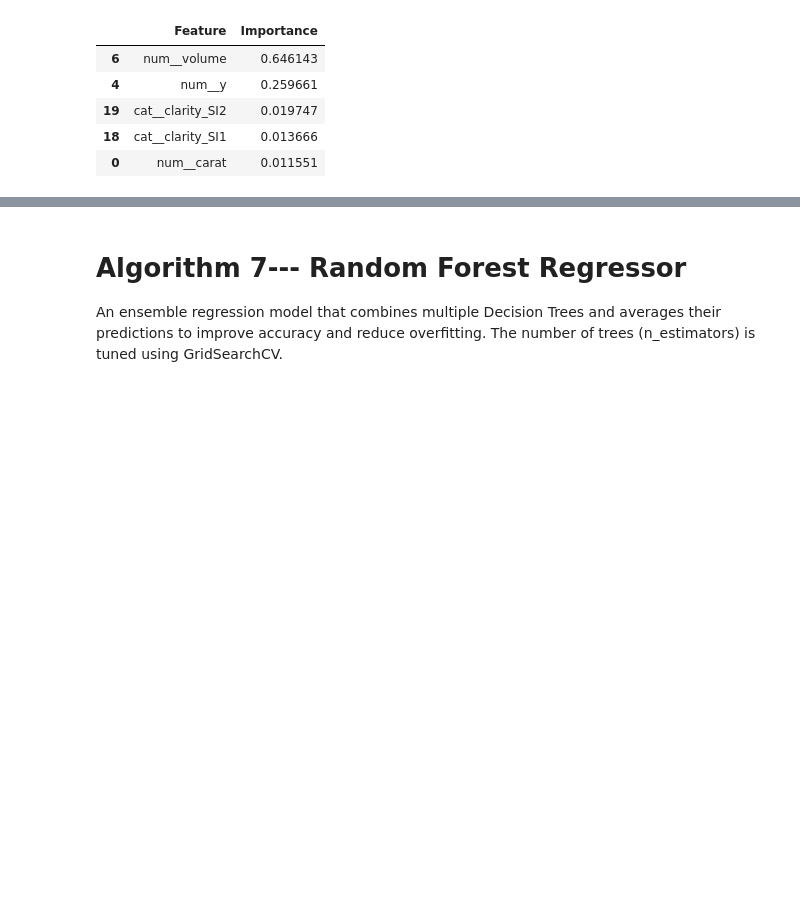
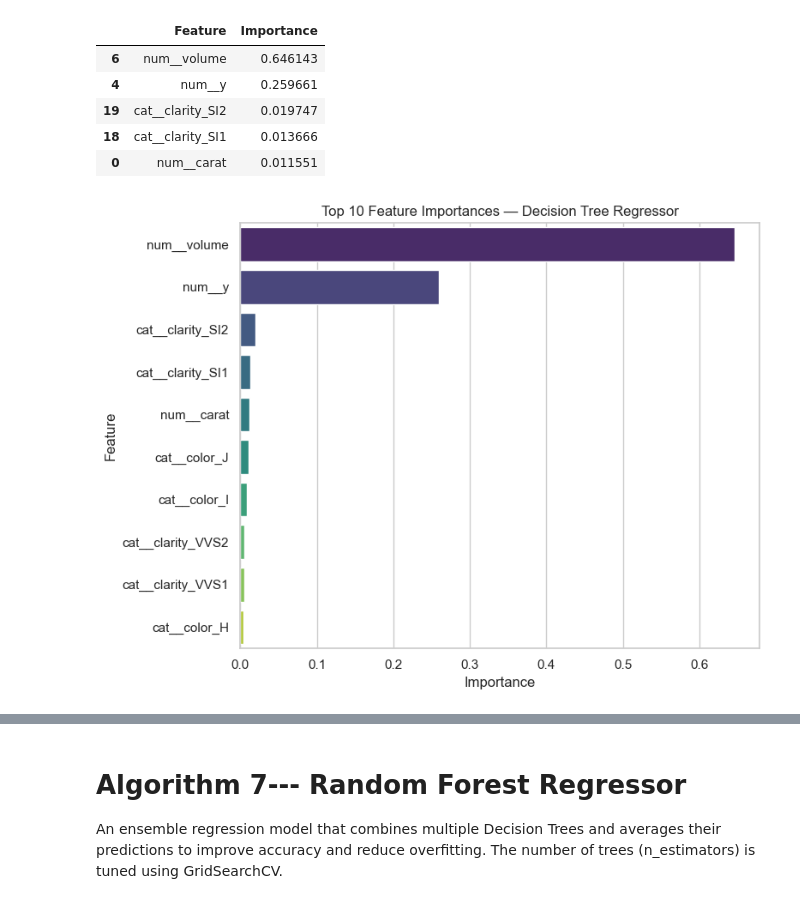
Before and after one commit to pragna100510/ML_Capstone, a Jupyter notebook: regression/regression.ipynb, the cells around one changed output, grey strips where cells are left out. Saved outputs shown, nothing was run; the diff lists cells and outputs as text; code cells hidden in the pictures; blank space fills up the shorter version.

Commit message:
Add feature importance bar plots for Decision Tree and Random Forest

```diff
--- a/regression/regression.ipynb
+++ b/regression/regression.ipynb
@@ -810,3 +810,18 @@ feature_importance.head(5)
 | 19 | cat__clarity_SI2 | 0.019747 |
 | 18 | cat__clarity_SI1 | 0.013666 |
 | 0 | num__carat | 0.011551 |
+# %%
+plt.figure(figsize=(8, 6))
+sns.barplot(
+    data=feature_importance.head(10),
+    x="Importance",
+    y="Feature",
+    palette="viridis"
+)
+plt.title("Top 10 Feature Importances — Decision Tree Regressor")
+plt.xlabel("Importance")
+plt.ylabel("Feature")
+plt.tight_layout()
+plt.show()
+# %% [output]
+[figure, added]
```
Also changed, not shown: parts of 3 cells of this notebook.
